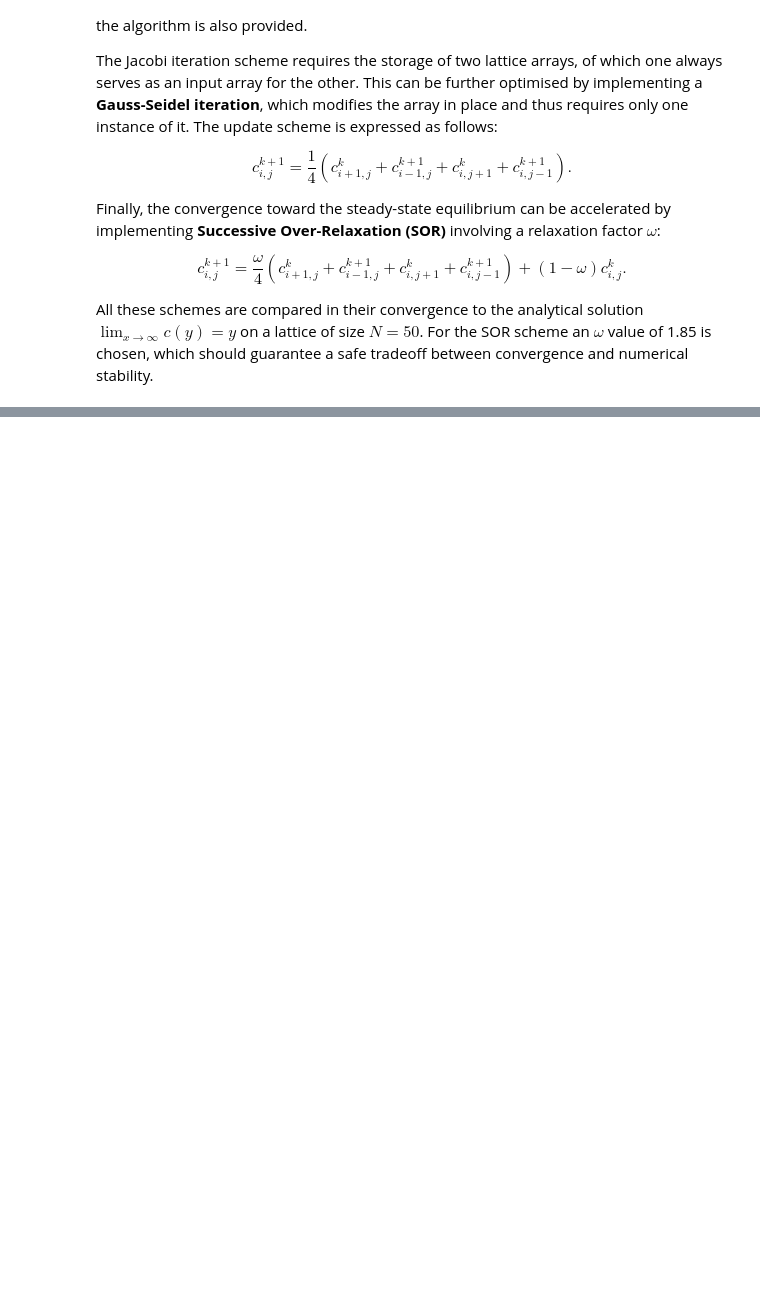
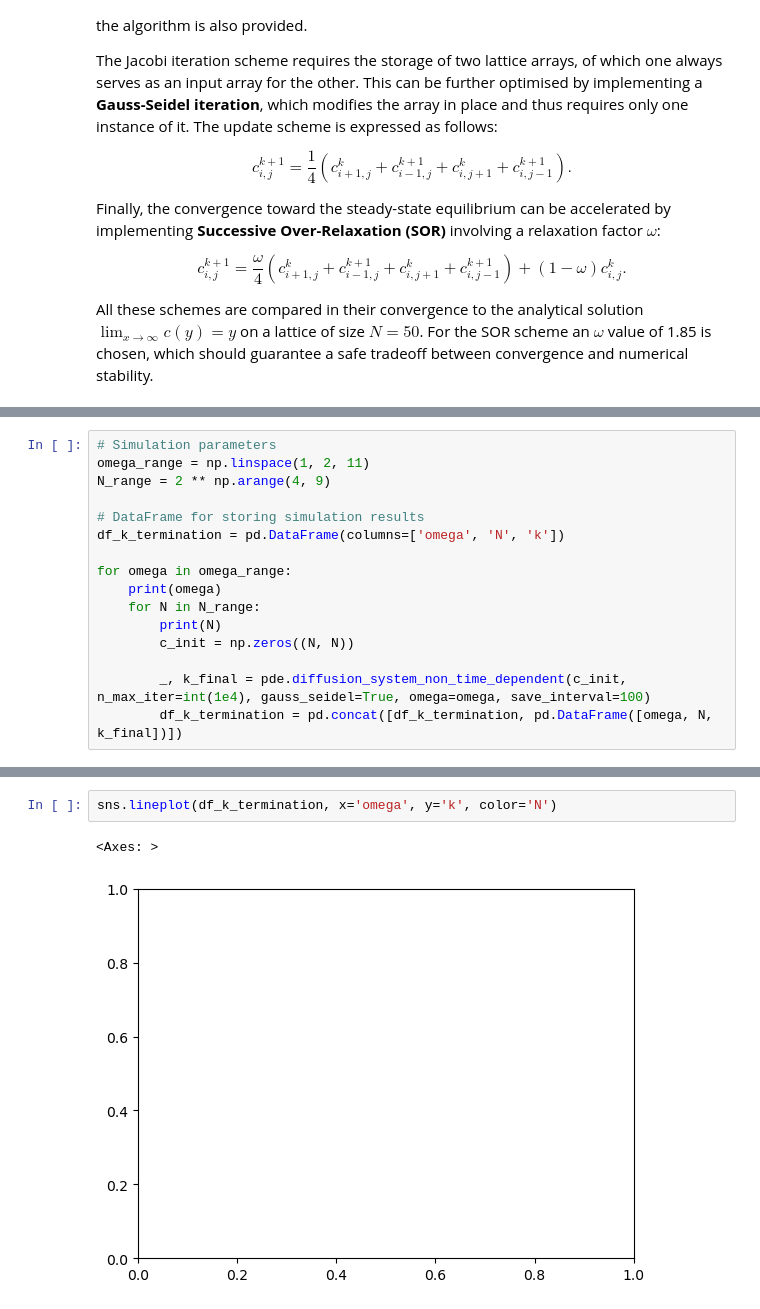
Before and after one commit to mboyan/scented-candles, a Jupyter notebook: Assignment Set 1/AssignmentSet1.ipynb, the cells around one changed output, grey strips where cells are left out. Saved outputs shown, nothing was run; the diff lists cells and outputs as text; blank space fills up the shorter version.

```diff
--- a/Assignment Set 1/AssignmentSet1.ipynb
+++ b/Assignment Set 1/AssignmentSet1.ipynb
@@ -386,0 +381,16 @@ The optimal relaxation parameter $\omega$ in the SOR method can be found using n
+# %%
+# Simulation parameters
+omega_range = np.linspace(1, 2, 11)
+N_range = 2 ** np.arange(4, 9)
+
+# DataFrame for storing simulation results
+df_k_termination = pd.DataFrame(columns=['omega', 'N', 'k'])
+
+for omega in omega_range:
+    print(omega)
+    for N in N_range:
+        print(N)
+        c_init = np.zeros((N, N))
+
+        _, k_final = pde.diffusion_system_non_time_dependent(c_init, n_max_iter=int(1e4), gauss_seidel=True, omega=omega, save_interval=100)
+        df_k_termination = pd.concat([df_k_termination, pd.DataFrame([omega, N, k_final])])
@@ -386,0 +431,5 @@ The optimal relaxation parameter $\omega$ in the SOR method can be found using n
+# %%
+sns.lineplot(df_k_termination, x='omega', y='k', color='N')
+# %% [output]
+<Axes: >
+[figure, added]
```
Also changed, not shown: parts of 17 cells of this notebook, 2 other files.
